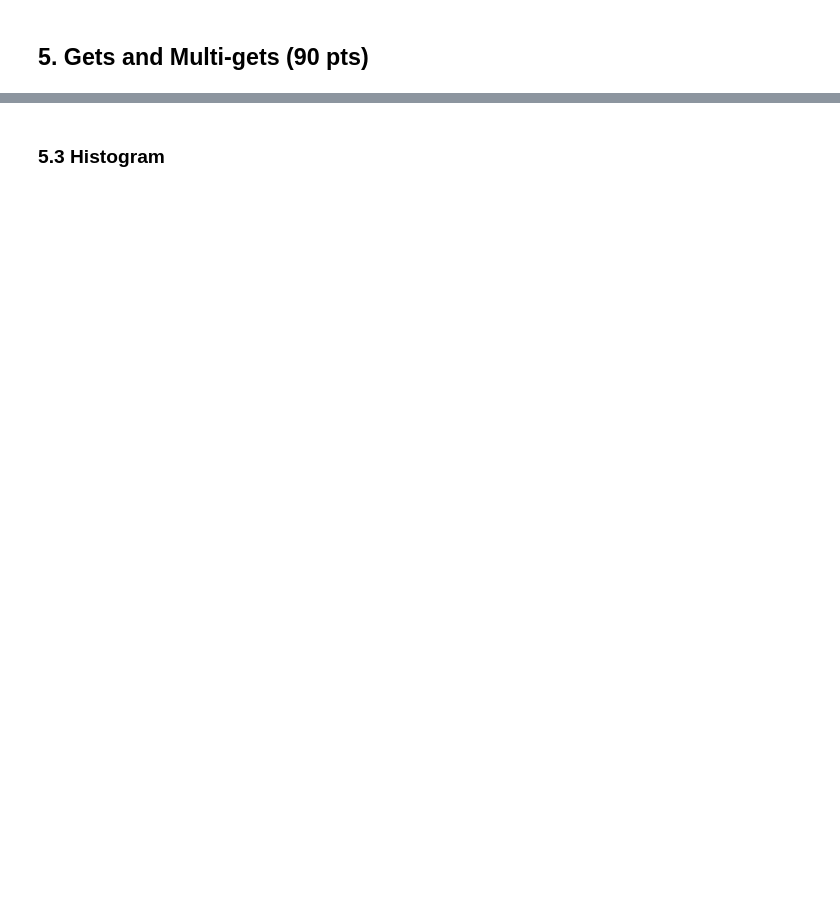
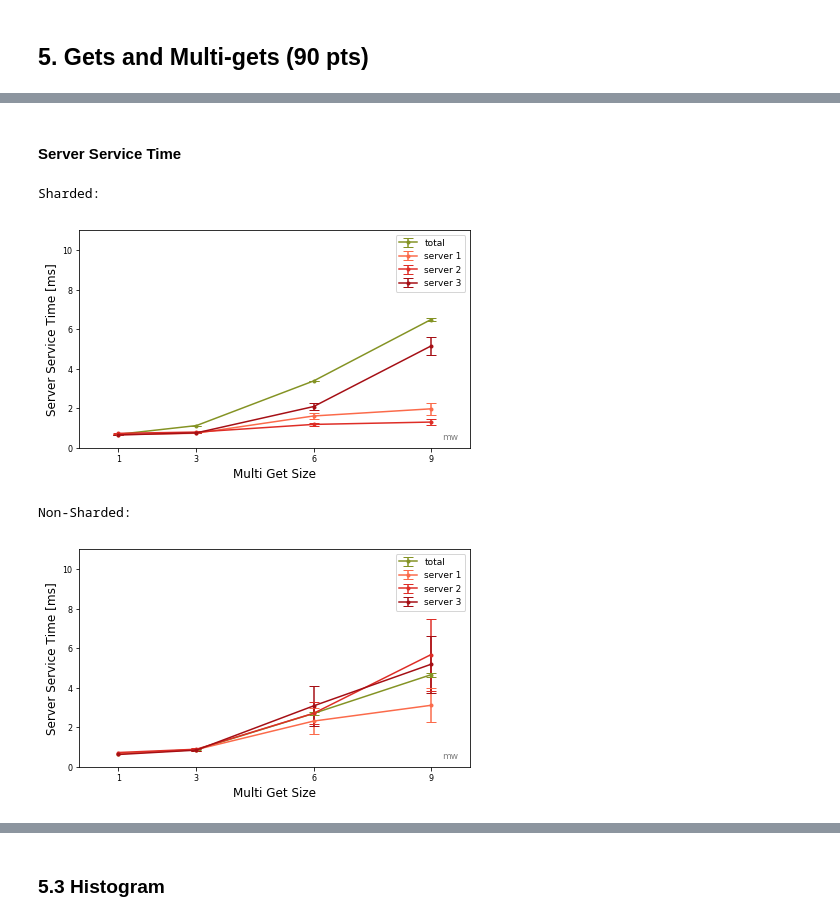
Before and after one commit to nicolas-kuechler/eth-asl-middleware-benchmark-2018, a Jupyter notebook: python/analysis/5 - Gets and Multi-gets.ipynb, the cells around one changed output, grey strips where cells are left out. Drawn from its saved outputs; the diff is of its cells as text; code cells hidden in the pictures; blank space fills up the shorter version.

```diff
--- a/python/analysis/5 - Gets and Multi-gets.ipynb
+++ b/python/analysis/5 - Gets and Multi-gets.ipynb
@@ -185,0 +146,16 @@ MW:
+# %% [markdown]
+#### Server Service Time
+# %%
+df51 = df_exp51_mw[df_exp51_mw['op_type']=='mget']
+df52 = df_exp52_mw[df_exp52_mw['op_type']=='mget']
+
+print("Sharded: ")
+generate(sst.detail_mget, df51, plt_output_folder, "exp51_s_get_sst")
+
+print("Non-Sharded: ")
+generate(sst.detail_mget, df52, plt_output_folder, "exp52_ns_get_sst")
+# %% [output]
+Sharded:
+[figure, added]
+Non-Sharded:
+[figure, added]
```
Also changed, not shown: parts of 28 cells of this notebook, 12 other files.
